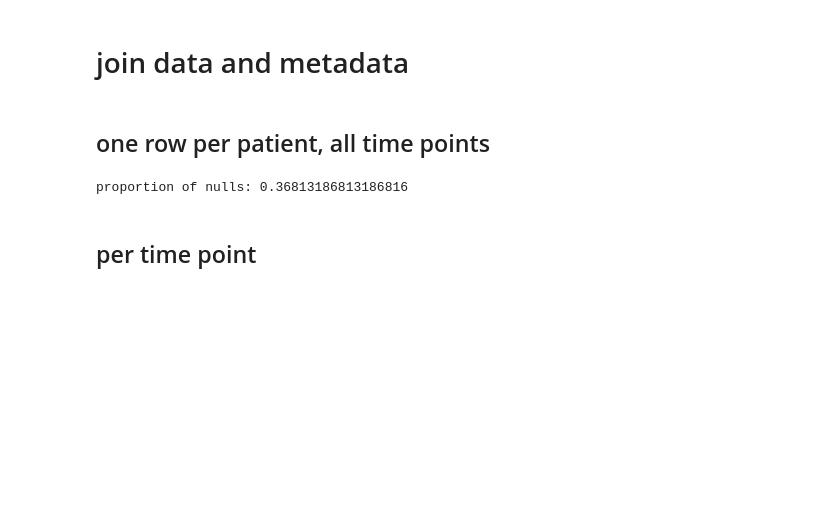
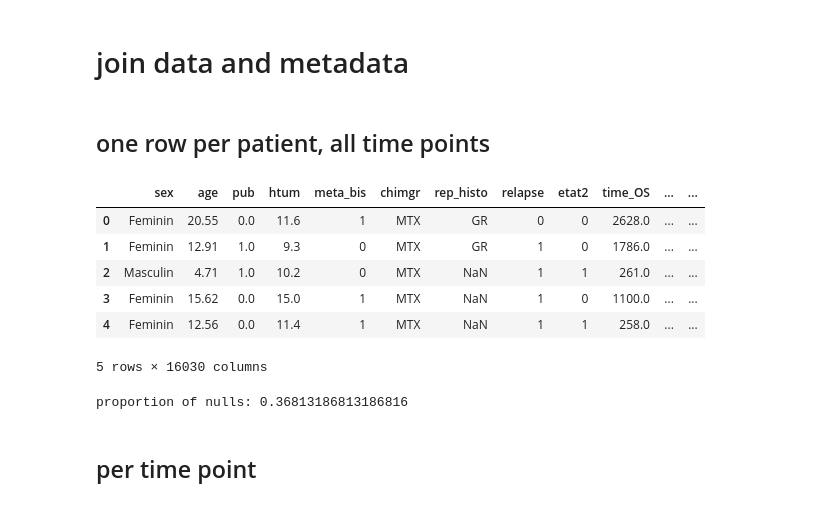
Before and after one commit to lhericourt/adn_circulant, a Jupyter notebook: notebooks/hugo_data_preprocessing.ipynb, the cells around one changed output. Saved outputs shown, nothing was run; the diff lists cells and outputs as text; code cells hidden in the pictures; blank space fills up the shorter version.

```diff
--- a/notebooks/hugo_data_preprocessing.ipynb
+++ b/notebooks/hugo_data_preprocessing.ipynb
@@ -212,6 +211,16 @@ metadata_df.head()
 ## one row per patient, all time points
 # %%
 merged = pd.merge(metadata_df, patient_all_time_points_pivoted, on='patient_id', how='outer')
+# %%
+merged.head()
+# %% [output]
+|  | sex | age | pub | htum | meta_bis | chimgr | rep_histo | relapse | etat2 | time_OS | ... | ... |
+| 0 | Feminin | 20.55 | 0.0 | 11.6 | 1 | MTX | GR | 0 | 0 | 2628.0 | ... | ... |
+| 1 | Feminin | 12.91 | 1.0 | 9.3 | 0 | MTX | GR | 1 | 0 | 1786.0 | ... | ... |
+| 2 | Masculin | 4.71 | 1.0 | 10.2 | 0 | MTX | NaN | 1 | 1 | 261.0 | ... | ... |
+| 3 | Feminin | 15.62 | 0.0 | 15.0 | 1 | MTX | NaN | 1 | 0 | 1100.0 | ... | ... |
+| 4 | Feminin | 12.56 | 0.0 | 11.4 | 1 | MTX | NaN | 1 | 1 | 258.0 | ... | ... |
+5 rows × 16030 columns
 # %%
 print(f"proportion of nulls: {merged['1:6000001-7000000_ratio_DIAG'].isna().sum()/len(merged)}")
 # %% [output]
```
Also changed, not shown: parts of 7 cells of this notebook, 3 other files.
